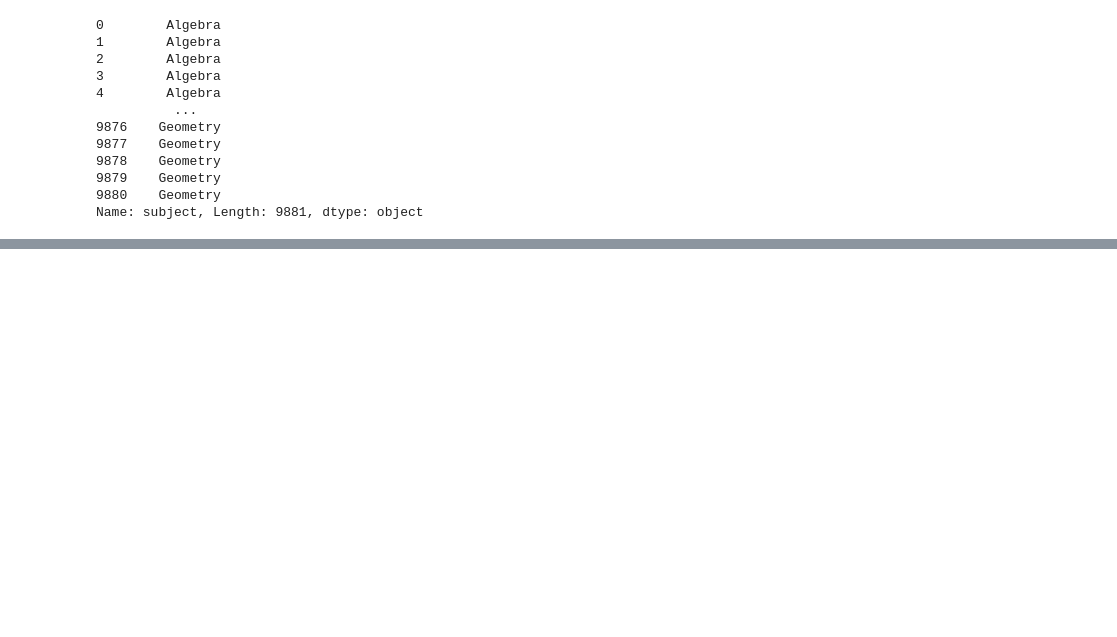
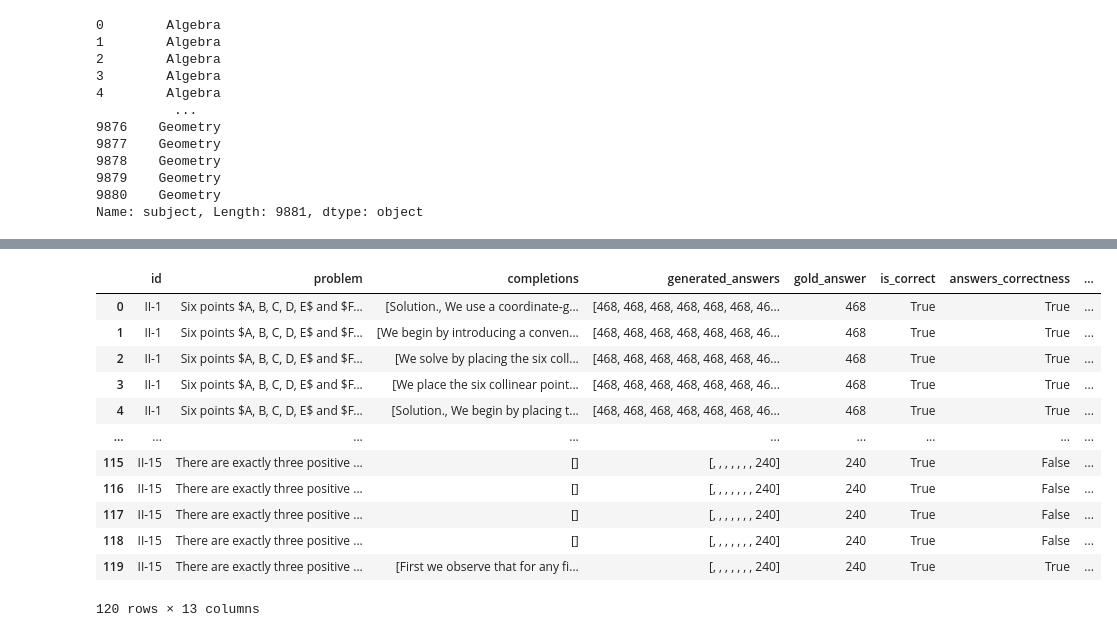
Before and after one commit to FrozenWolf-Cyber/Math-PRM, a Jupyter notebook: prm800k_analysis.ipynb, the cells around one changed output, grey strips where cells are left out. Drawn from its saved outputs; the diff is of its cells as text; code cells hidden in the pictures; blank space fills up the shorter version.

```diff
--- a/prm800k_analysis.ipynb
+++ b/prm800k_analysis.ipynb
@@ -1,6 +1,6 @@
 # %%
-from datasets import load_dataset
-ds = load_dataset("FrozenWolf/prm800k")
+from datasets import load_dataset, load_from_disk
+ds = load_from_disk("../PRM800k_cleaned")
 # %%
 df = ds['train'].to_pandas()
 df
@@ -165,4 +144,0 @@ dst.iloc[-1]['completions'][3]
-# %%
-### find avg correctness
-a = (dst['correctness'].apply(lambda x: sum(x) / len(x))).to_list()
-sum(a) / len(a)
@@ -252,0 +245,25 @@ tensor(200)
+# %%
+all_step_pred, all_step_labels, all_problem_correctness, all_problem_pred = [], [], [], []
+for questions, solutions, step_labels, correctness in zip(
+    dst_selected['prompt'].tolist(),
+    dst_selected['completions'].tolist(),
+    dst_selected['labels'].tolist(),
+    dst_selected['correctness'].tolist()
+):
+    step_rewards = evaluate_question_stepwise(
+        model=model,
+        tokenizer=tokenizer,
+        system_prompt="Please reason step by step, and put your final answer within \\boxed{}.",
+        question=questions,
+        stepwise_solution=solutions
+    )
+
+    all_step_pred+= [1 if i>=0.5 else 0 for i in step_rewards]
+    all_step_labels+= [1 if i else 0 for i in step_labels.tolist()]
+    all_problem_correctness+=[correctness]
+    a = step_rewards[-1]
+    all_problem_pred+=[1 if a>=0.5 else 0]
+    # print(f"Question: {questions}")
+    # print(f"Solutions: {solutions}")
+    # print(f"Step Rewards: {step_rewards}")
+    # print(f"Labels: {step_labels}, Correctness: {correctness}\n")
@@ -252,0 +384,16 @@ tensor(200)
+# %%
+output
+# %% [output]
+|  | id | problem | completions | generated_answers | gold_answer | is_correct | answers_correctness | ... |
+| 0 | II-1 | Six points $A, B, C, D, E$ and $F... | [Solution., We use a coordinate‐g... | [468, 468, 468, 468, 468, 468, 46... | 468 | True | True | ... |
+| 1 | II-1 | Six points $A, B, C, D, E$ and $F... | [We begin by introducing a conven... | [468, 468, 468, 468, 468, 468, 46... | 468 | True | True | ... |
+| 2 | II-1 | Six points $A, B, C, D, E$ and $F... | [We solve by placing the six coll... | [468, 468, 468, 468, 468, 468, 46... | 468 | True | True | ... |
+| 3 | II-1 | Six points $A, B, C, D, E$ and $F... | [We place the six collinear point... | [468, 468, 468, 468, 468, 468, 46... | 468 | True | True | ... |
+| 4 | II-1 | Six points $A, B, C, D, E$ and $F... | [Solution., We begin by placing t... | [468, 468, 468, 468, 468, 468, 46... | 468 | True | True | ... |
+| ... | ... | ... | ... | ... | ... | ... | ... | ... |
+| 115 | II-15 | There are exactly three positive ... | [] | [, , , , , , , 240] | 240 | True | False | ... |
+| 116 | II-15 | There are exactly three positive ... | [] | [, , , , , , , 240] | 240 | True | False | ... |
+| 117 | II-15 | There are exactly three positive ... | [] | [, , , , , , , 240] | 240 | True | False | ... |
+| 118 | II-15 | There are exactly three positive ... | [] | [, , , , , , , 240] | 240 | True | False | ... |
+| 119 | II-15 | There are exactly three positive ... | [First we observe that for any fi... | [, , , , , , , 240] | 240 | True | True | ... |
+120 rows × 13 columns
```
Also changed, not shown: parts of 19 cells of this notebook, 2 other files.
